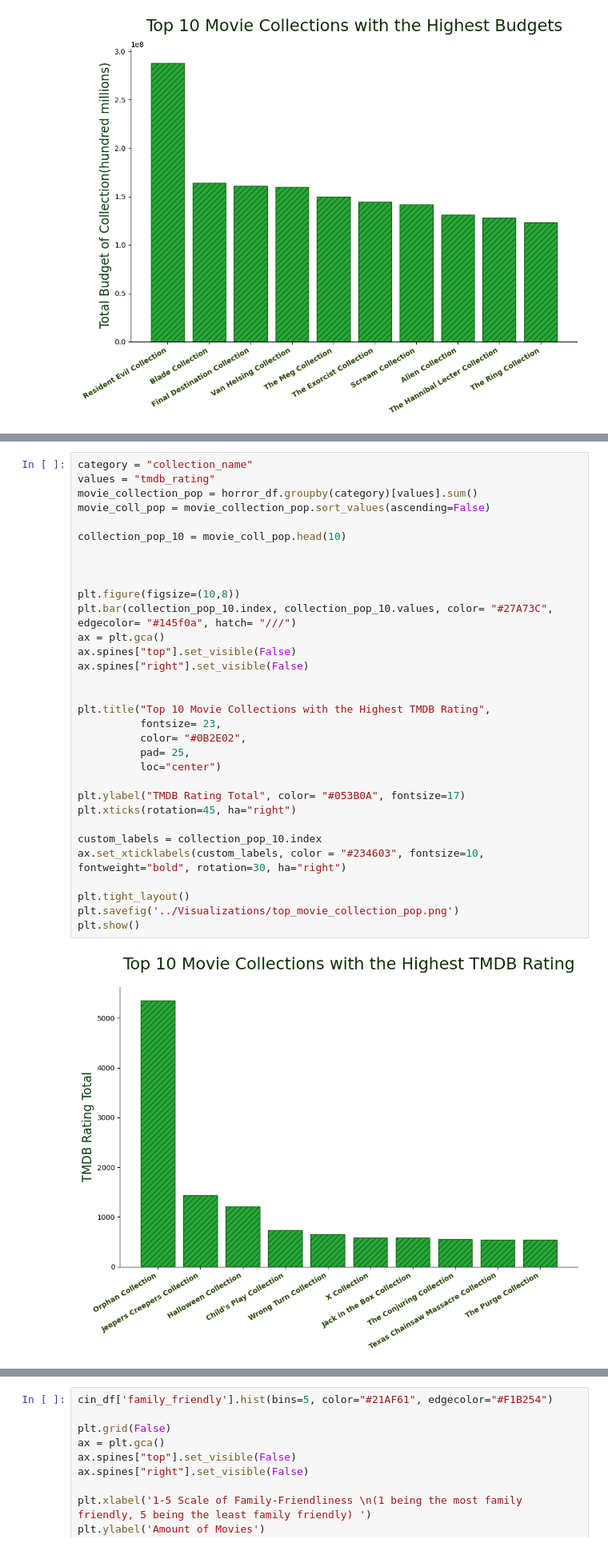
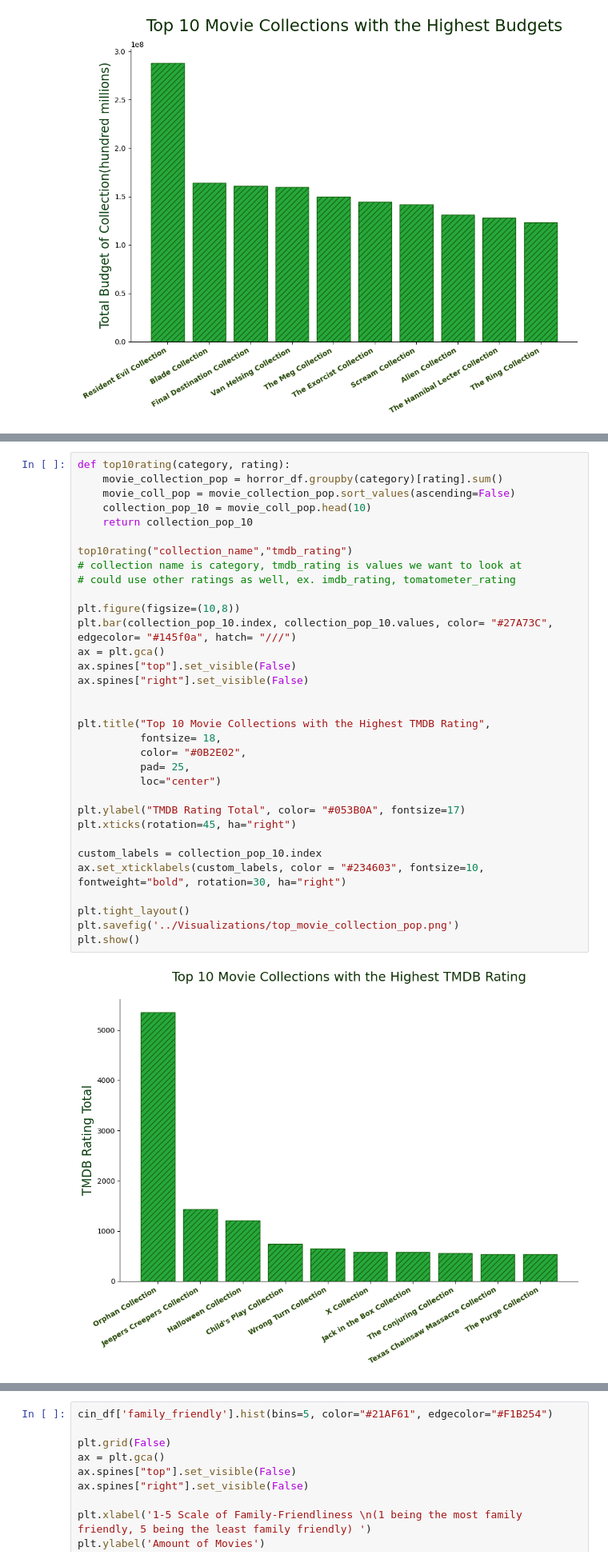
Before and after one commit to JessicaLindsey5514/The_Perfect_Horror_Movie, a Jupyter notebook: Notebooks/perfect_horror_movie.ipynb, the cells around one changed output, grey strips where cells are left out. Shown at 80% size. Cells and saved outputs as stored; diff of their text form.

```diff
--- a/Notebooks/perfect_horror_movie.ipynb
+++ b/Notebooks/perfect_horror_movie.ipynb
@@ -1319,37 +1358,38 @@ But we can't forget cult classics! Might be low revenue... but high popularity?
 # %%
-category = "collection_name"
-values = "tmdb_rating"
-movie_collection_pop = horror_df.groupby(category)[values].sum()
-movie_coll_pop = movie_collection_pop.sort_values(ascending=False)
+def top10rating(category, rating):
+    movie_collection_pop = horror_df.groupby(category)[rating].sum()
+    movie_coll_pop = movie_collection_pop.sort_values(ascending=False)
+    collection_pop_10 = movie_coll_pop.head(10)
+    return collection_pop_10
 
-collection_pop_10 = movie_coll_pop.head(10)
-
-
+top10rating("collection_name","tmdb_rating")
+# collection name is category, tmdb_rating is values we want to look at
+# could use other ratings as well, ex. imdb_rating, tomatometer_rating
 
 plt.figure(figsize=(10,8))
 plt.bar(collection_pop_10.index, collection_pop_10.values, color= "#27A73C", edgecolor= "#145f0a", hatch= "///")
 ax = plt.gca()
 ax.spines["top"].set_visible(False)
 ax.spines["right"].set_visible(False)
 
 
 plt.title("Top 10 Movie Collections with the Highest TMDB Rating",
-          fontsize= 23,
+          fontsize= 18,
           color= "#0B2E02",
           pad= 25,
           loc="center")
 
 plt.ylabel("TMDB Rating Total", color= "#053B0A", fontsize=17)
 plt.xticks(rotation=45, ha="right")
 
 custom_labels = collection_pop_10.index
 ax.set_xticklabels(custom_labels, color = "#234603", fontsize=10, fontweight="bold", rotation=30, ha="right")
 
 plt.tight_layout()
 plt.savefig('../Visualizations/top_movie_collection_pop.png')
 plt.show()
 # %% [output]
-[figure, old version]
+[figure, new version]
 # %%
 # doing the exact same as previous Venn but instead of budget, using popularity(tmdb rating)
 movie_collection_revenue = horror_df.groupby('collection_name')['revenue'].sum()
```
Also changed, not shown: parts of 74 cells of this notebook, 11 other files.
